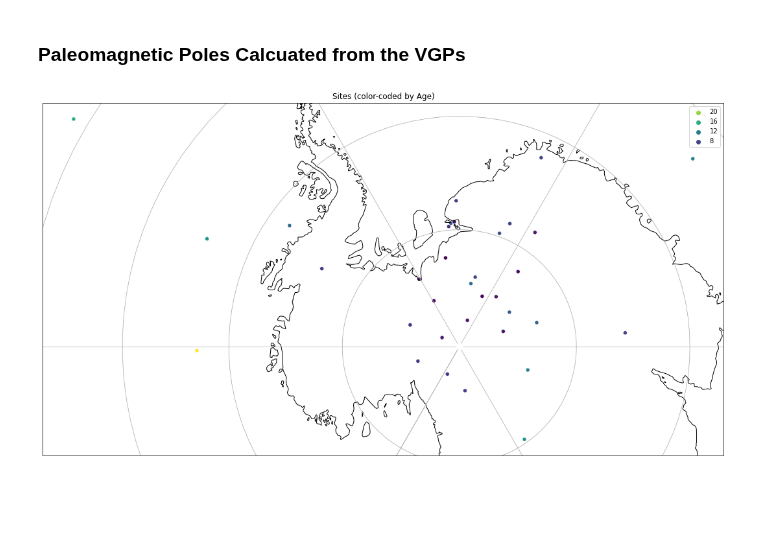
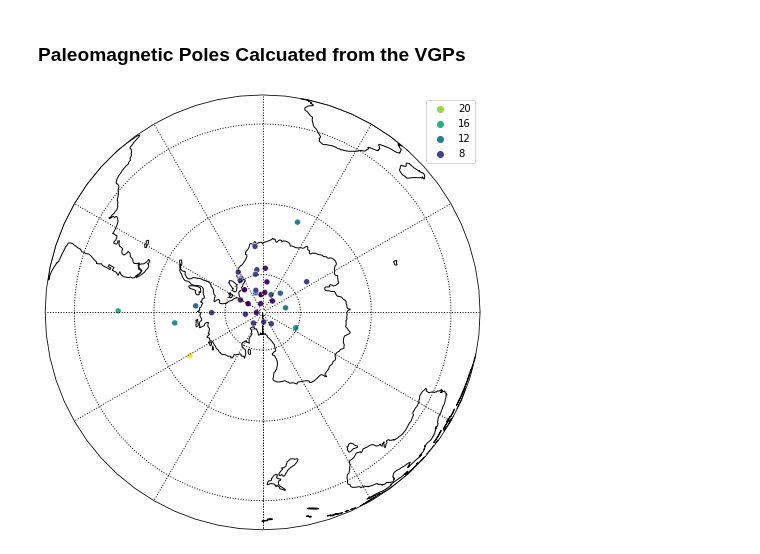
Before and after one commit to bramvaes/Young_CEED_2.0, a Jupyter notebook: Data_read.ipynb, the cells around one changed output. Saved outputs shown, nothing was run; the diff lists cells and outputs as text; code cells hidden in the pictures; blank space fills up the shorter version.

```diff
--- a/Data_read.ipynb
+++ b/Data_read.ipynb
@@ -93,4 +87,5 @@ for fname in files_names:
     poles.append(mean_tmp)
     dfs.append(df_tmp)
 
-df = pd.concat(dfs, ignore_index=True)
+df_vgps = pd.concat(dfs, ignore_index=True)
+df_vgps.to_csv('./data/compiled_vgps.csv')
@@ -97,7 +102,7 @@ df = pd.concat(dfs, ignore_index=True)
 # %% [markdown]
 ### DataFrame for the Pole statistics calculated from the reported VGPs
 # %%
-poles_from_vgps = pd.DataFrame(poles, index=df['pole_id'].unique().tolist())
+poles_from_vgps = pd.DataFrame(poles, index=df_vgps['pole_id'].unique().tolist())
 poles_from_vgps
 # %% [output]
 |  | dec | inc | n | r | k | alpha95 | csd |
@@ -163,23 +168,16 @@ plt.show()
 # %% [markdown]
 ### Paleomagnetic Poles Calcuated from the VGPs
 # %%
-fig = plt.figure(figsize=(20,10))
-
-proj = ccrs.Orthographic(-30, -90)# binson()
-
-ax = plt.axes(projection=proj)
-ax.coastlines()
-#ax.stock_img()
-ax.gridlines()
+map_axis = ipmag.make_orthographic_map(0, -90, land_color='white')
 
 sns.scatterplot(x = poles_from_vgps['dec'], y = poles_from_vgps['inc'],
                 hue = poles_from_vgps['alpha95'],
                 palette="viridis",
                 transform = ccrs.PlateCarree())
 
-handles, labels = ax.get_legend_handles_labels()
-ax.legend(reversed(handles), reversed(labels))
-plt.title('Sites (color-coded by Age)')
+handles, labels = map_axis.get_legend_handles_labels()
+map_axis.legend(reversed(handles), reversed(labels))
+plt.title('')
 plt.show()
 # %% [output]
-[figure, old version]
+[figure, new version]
```
Also changed, not shown: parts of 7 cells of this notebook, 1 other file.
